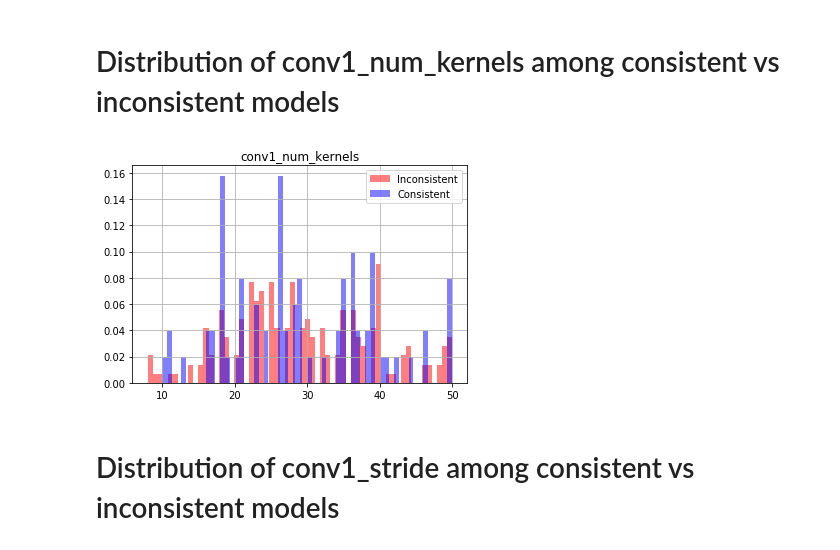
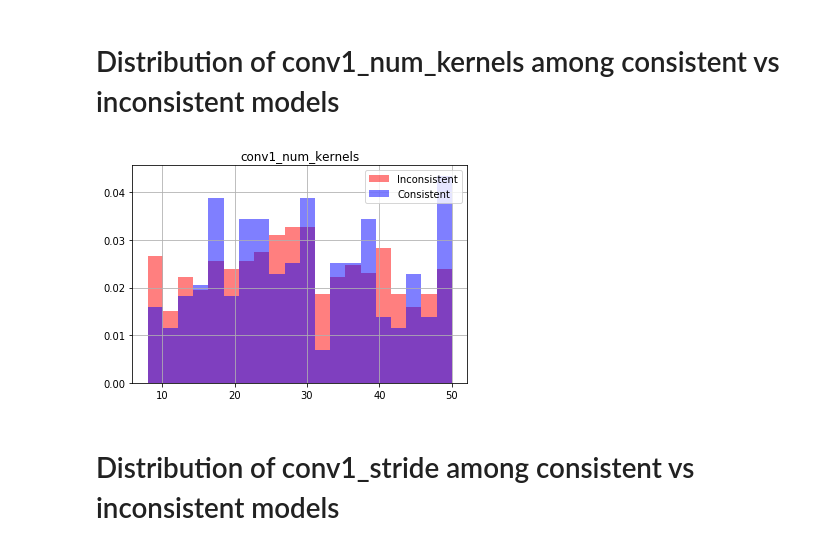
Before and after one commit to zhanwenchen/beam_nn, a Jupyter notebook: notebooks/Hyperparameter Analysis.ipynb, the cells around one changed output. Saved outputs shown, nothing was run; the diff lists cells and outputs as text; code cells hidden in the pictures.

```diff
--- a/notebooks/Hyperparameter Analysis.ipynb
+++ b/notebooks/Hyperparameter Analysis.ipynb
@@ -148,9 +156,9 @@ consistent_vs_inconsistent_histogram('conv1_kernel_size', bins=100)
 # Distribution of conv1_num_kernels among consistent vs inconsistent models
 # %%
 # Note: we didn't allow larger kernel sizes until later
-consistent_vs_inconsistent_histogram('conv1_num_kernels', bins=60)
+consistent_vs_inconsistent_histogram('conv1_num_kernels', bins=20)
 # %% [output]
-[figure, old version]
+[figure, new version]
 # %% [markdown]
 # Distribution of conv1_stride among consistent vs inconsistent models
 # %%
```
Also changed, not shown: parts of 18 cells of this notebook, 5 other files.
